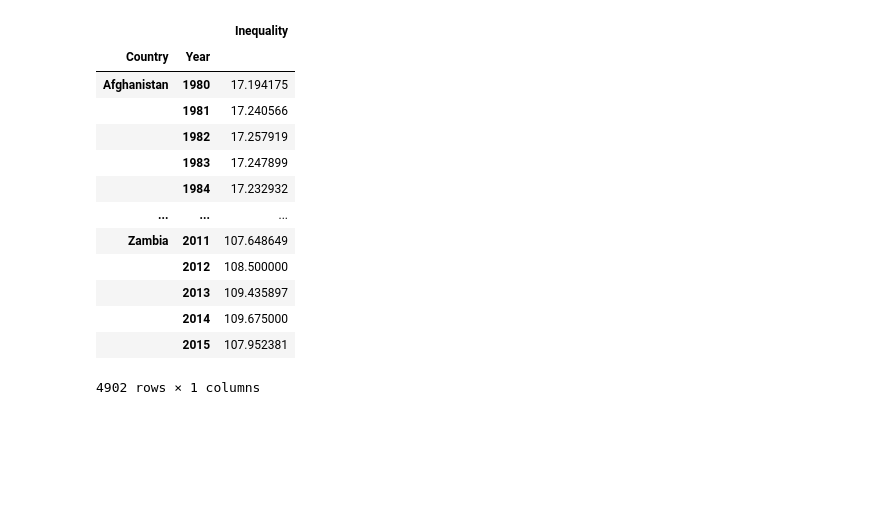
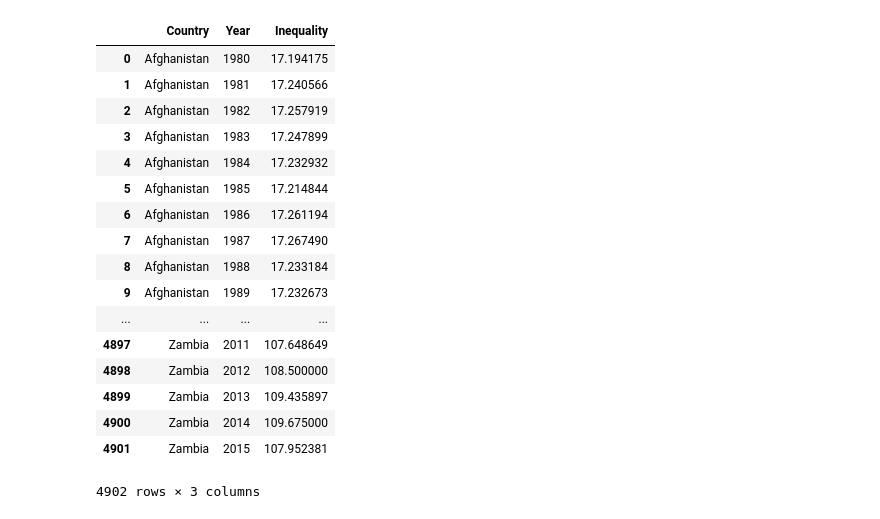
Before and after one commit to matiaslindgren/core-econ, a Jupyter notebook: 1/inequality.ipynb, the cells around one changed output. Saved outputs shown, nothing was run; the diff lists cells and outputs as text; code cells hidden in the pictures; blank space fills up the shorter version.

```diff
--- a/1/inequality.ipynb
+++ b/1/inequality.ipynb
@@ -1,9 +8,7 @@
 # %%
-%matplotlib inline
+import pandas as pd
+import numpy as np
+from bokeh.io import output_notebook, show
 
-import pandas as pd
-import seaborn as sns
-import matplotlib.pyplot as plt
-
-plt.rcParams["figure.dpi"] = 200
-sns.set_theme(style='white')
+output_notebook()
+pd.options.display.min_rows = 50
@@ -12,12 +20,11 @@ Data from https://jackblun.github.io/Globalinc/
 # %%
 data = pd.read_csv("data/GCIPrawdata.csv", header=2)
-data = data.melt(
+income = data.melt(
     id_vars=['Country', 'Year'],
     value_vars=[f'Decile {i} Income' for i in range(1, 11)],
     value_name='Income',
     var_name='Decile',
 )
-data.Decile = data.Decile.str.split(expand=True)[1].astype(int)
-income = data.set_index(['Country', 'Decile', 'Year'])
+income.Decile = income.Decile.str.split(expand=True)[1].astype(int)
 income
 # %% [output]
@@ -38,23 +51,28 @@ income
 # %%
 def get_inequality(data):
+    data = data.set_index(['Country', 'Year', 'Decile'])
     rich = data.xs(10, level='Decile').Income
     poor = data.xs( 1, level='Decile').Income
-    return (rich / poor).to_frame('Inequality')
+    return (rich / poor).to_frame('Inequality').reset_index()
 
 inequality = get_inequality(income)
 inequality
 # %% [output]
-|  |  | Inequality |
-| Country | Year |  |
-| Afghanistan | 1980 | 17.194175 |
-|  | 1981 | 17.240566 |
-|  | 1982 | 17.257919 |
-|  | 1983 | 17.247899 |
-|  | 1984 | 17.232932 |
-| ... | ... | ... |
-| Zambia | 2011 | 107.648649 |
-|  | 2012 | 108.500000 |
-|  | 2013 | 109.435897 |
-|  | 2014 | 109.675000 |
-|  | 2015 | 107.952381 |
+|  | Country | Year | Inequality |
+| 0 | Afghanistan | 1980 | 17.194175 |
+| 1 | Afghanistan | 1981 | 17.240566 |
+| 2 | Afghanistan | 1982 | 17.257919 |
+| 3 | Afghanistan | 1983 | 17.247899 |
+| 4 | Afghanistan | 1984 | 17.232932 |
+| 5 | Afghanistan | 1985 | 17.214844 |
+| 6 | Afghanistan | 1986 | 17.261194 |
+| 7 | Afghanistan | 1987 | 17.267490 |
+| 8 | Afghanistan | 1988 | 17.233184 |
+| 9 | Afghanistan | 1989 | 17.232673 |
+| ... | ... | ... | ... |
+| 4897 | Zambia | 2011 | 107.648649 |
+| 4898 | Zambia | 2012 | 108.500000 |
+| 4899 | Zambia | 2013 | 109.435897 |
+| 4900 | Zambia | 2014 | 109.675000 |
+| 4901 | Zambia | 2015 | 107.952381 |
-4902 rows × 1 columns
+4902 rows × 3 columns
```
Also changed, not shown: parts of 9 cells of this notebook, 2 other files.
